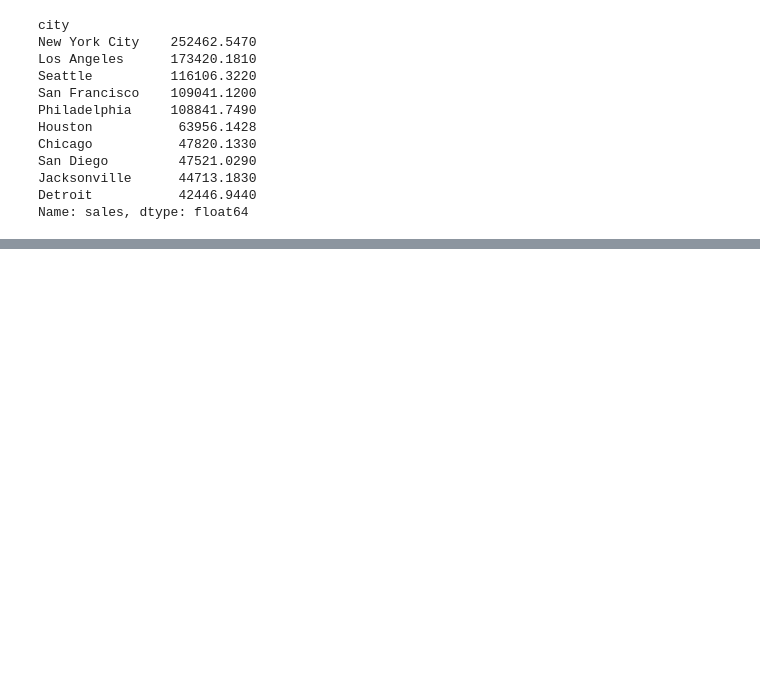
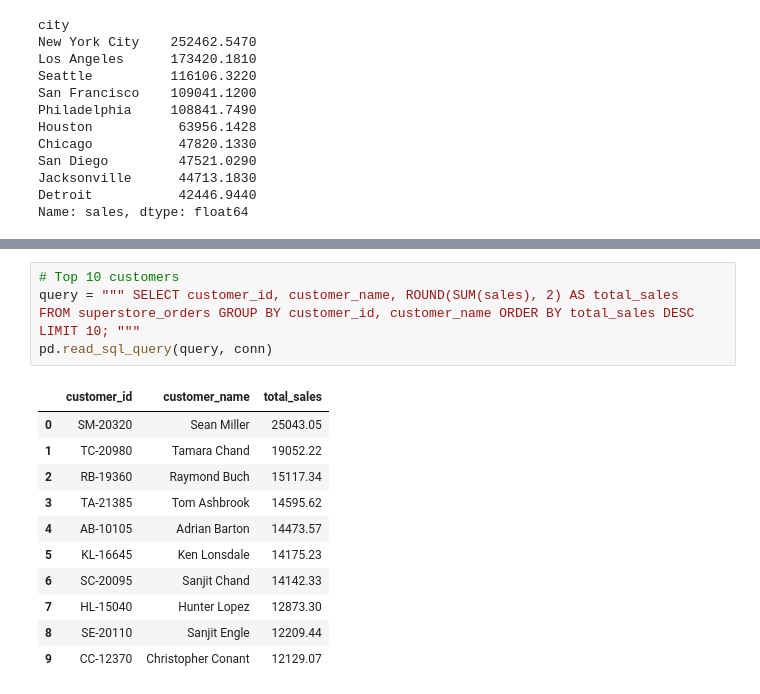
Before and after one commit to dhrishia/superstore-sales-analysis-new, a Jupyter notebook: analysis.ipynb, the cells around one changed output, grey strips where cells are left out. Drawn from its saved outputs; the diff is of its cells as text; blank space fills up the shorter version.

```diff
--- a/analysis.ipynb
+++ b/analysis.ipynb
@@ -488,0 +645,17 @@ Name: sales, dtype: float64
+# %%
+# Top 10 customers
+query = """ SELECT customer_id, customer_name, ROUND(SUM(sales), 2) AS total_sales
+FROM superstore_orders GROUP BY customer_id, customer_name ORDER BY total_sales DESC LIMIT 10; """
+pd.read_sql_query(query, conn)
+# %% [output]
+|  | customer_id | customer_name | total_sales |
+| 0 | SM-20320 | Sean Miller | 25043.05 |
+| 1 | TC-20980 | Tamara Chand | 19052.22 |
+| 2 | RB-19360 | Raymond Buch | 15117.34 |
+| 3 | TA-21385 | Tom Ashbrook | 14595.62 |
+| 4 | AB-10105 | Adrian Barton | 14473.57 |
+| 5 | KL-16645 | Ken Lonsdale | 14175.23 |
+| 6 | SC-20095 | Sanjit Chand | 14142.33 |
+| 7 | HL-15040 | Hunter Lopez | 12873.30 |
+| 8 | SE-20110 | Sanjit Engle | 12209.44 |
+| 9 | CC-12370 | Christopher Conant | 12129.07 |
```
Also changed, not shown: parts of 33 cells of this notebook, 8 other files.
